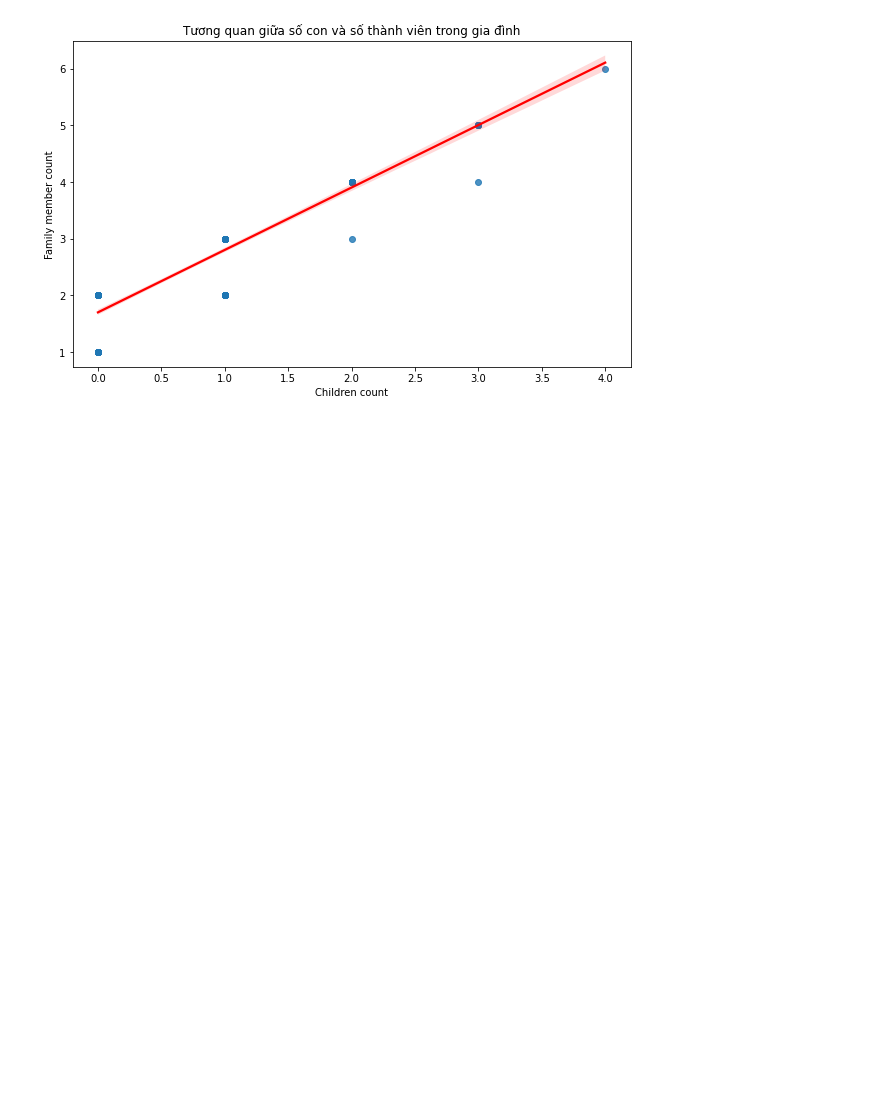
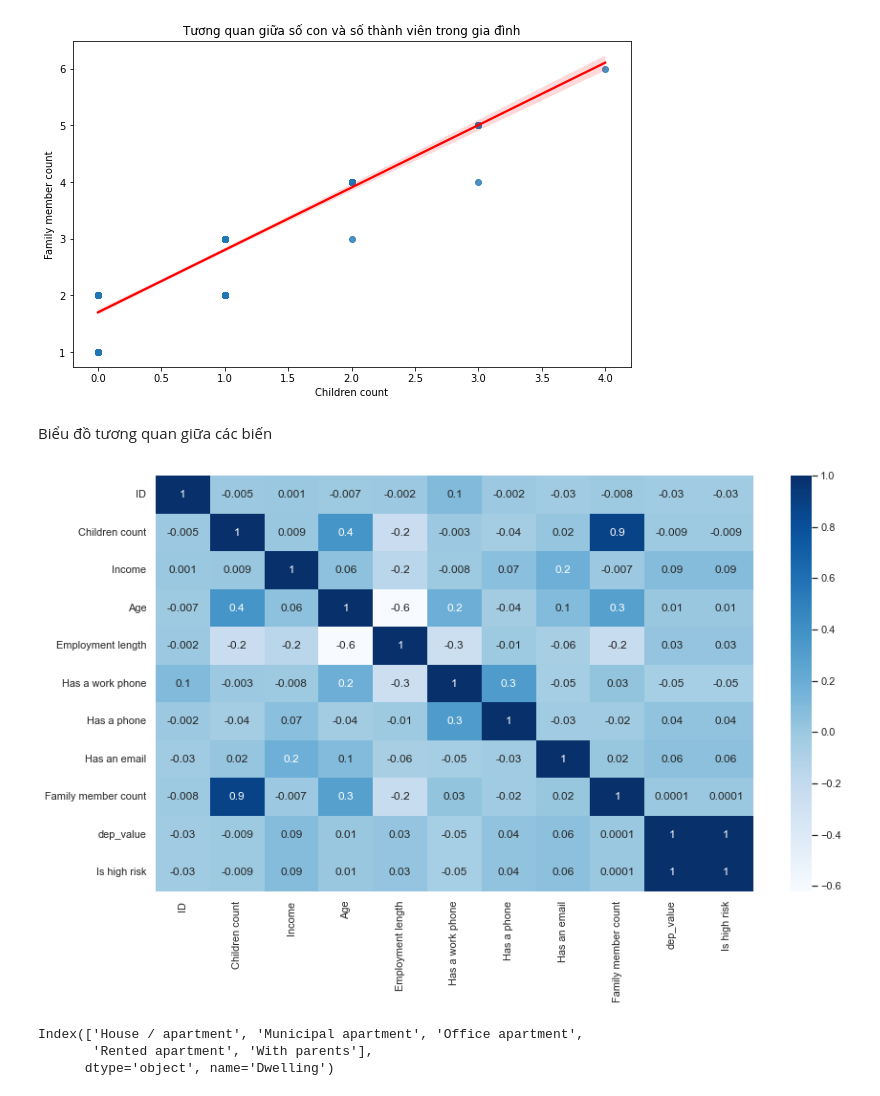
Before and after one commit to ngovanminh3232/credit_card_analyst, a Jupyter notebook: multiple_vars_analyst.ipynb, the cells around one changed output. Drawn from its saved outputs; the diff is of its cells as text; code cells hidden in the pictures; blank space fills up the shorter version.

```diff
--- a/multiple_vars_analyst.ipynb
+++ b/multiple_vars_analyst.ipynb
@@ -201,3 +201,21 @@ sns.regplot(x='Children count',y='Family member count',data=new_data_test,line_k
 plt.show()
 # %% [output]
 [figure]
+# %% [markdown]
+Biểu đồ tương quan giữa các biến
+# %%
+new_data = new_data_test.copy()
+new_data.drop(["Has a mobile phone", "STATUS"], axis=1, inplace=True)
+plt.figure(figsize=(14,8))
+sns.set_theme(style="white")
+corr = new_data.corr()
+heatmap = sns.heatmap(corr, annot=True, cmap="Blues", fmt='.1g')
+# %% [output]
+[figure, added]
+# %%
+title = new_data_test.groupby(["Dwelling"])["Dwelling"].size()
+title.index
+# %% [output]
+Index(['House / apartment', 'Municipal apartment', 'Office apartment',
+       'Rented apartment', 'With parents'],
+      dtype='object', name='Dwelling')
```
Also changed, not shown: 1 other file.
